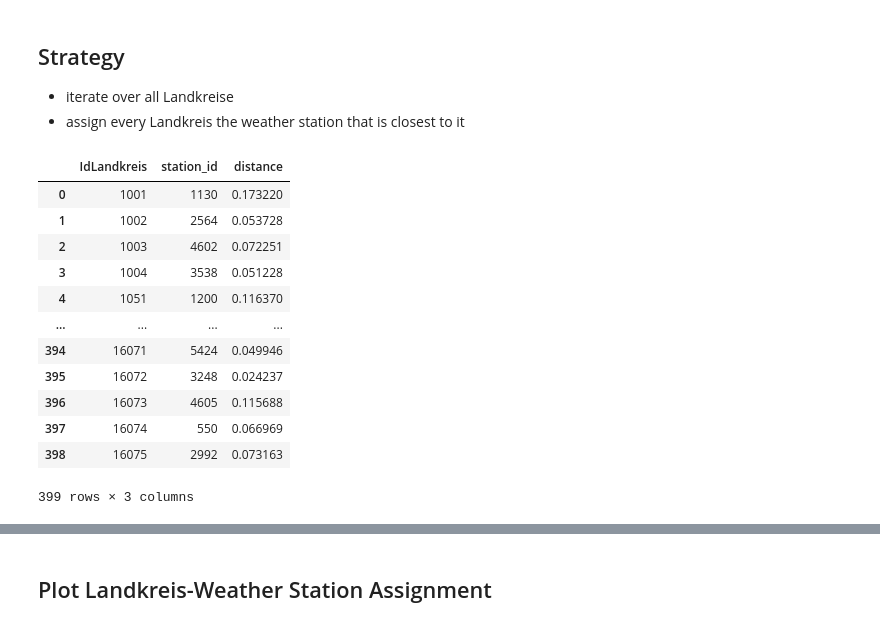
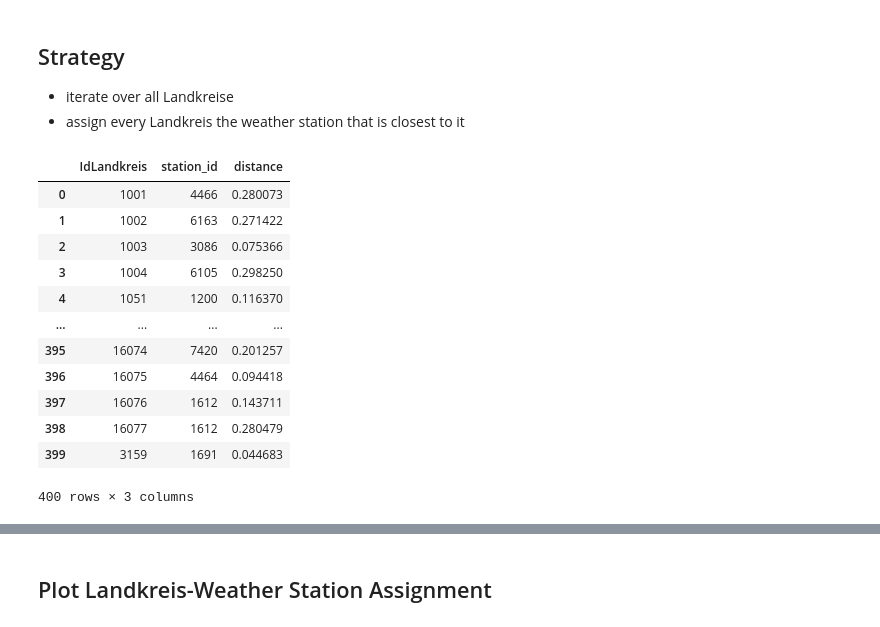
Before and after one commit to fynnwi/dppd_weather, a Jupyter notebook: notebooks/02 - Data Processing.ipynb, the cells around one changed output, grey strips where cells are left out. Drawn from its saved outputs; the diff is of its cells as text; code cells hidden in the pictures.

```diff
--- a/notebooks/02 - Data Processing.ipynb
+++ b/notebooks/02 - Data Processing.ipynb
@@ -146,0 +151,4 @@ pd.concat([df_lk, df_landkreise]).drop_duplicates(['IdLandkreis'], keep=False)
+# %%
+df_lk = pd.concat([df_lk, df_landkreise[df_landkreise['IdLandkreis'] == 3159]])
+df_lk.set_index('IdLandkreis', inplace=True)
+df_lk
@@ -146,0 +170,7 @@ pd.concat([df_lk, df_landkreise]).drop_duplicates(['IdLandkreis'], keep=False)
+# %%
+df_lk.loc[3159, 'Name kurz'] = "Göttingen"
+df_lk.loc[3159, 'Typ'] = "Landkreis"
+df_lk.loc[3159, 'latitude'] = 51.540120
+df_lk.loc[3159, 'longitude'] = 9.930627
+
+df_lk.loc[3159]
@@ -146,0 +186,3 @@ pd.concat([df_lk, df_landkreise]).drop_duplicates(['IdLandkreis'], keep=False)
+# %%
+df_lk.reset_index(inplace=True)
+df_lk
@@ -150,14 +206,20 @@ pd.concat([df_lk, df_landkreise]).drop_duplicates(['IdLandkreis'], keep=False)
 - iterate over all Landkreise
 - assign every Landkreis the weather station that is closest to it
 # %%
-def assign_weather_station_to_landkreis(df_stations, df_lk):
+def assign_weather_station_to_landkreis(df_stations, df_lk, df_weather):
     """Compares the center of each Landkreis with the location of each weather station
        and finds the one station that is closest to a particular Landkreis center.
     """
+
+    # filter out stations that don't provide data in df_weather
+    not_allowed = pd.concat([df_stations, df_weather]).drop_duplicates('station_id', keep=False)
+    df_stations = df_stations[~df_stations['station_id'].isin(not_allowed['station_id'])]
+
     closest_station_dict = {}
-    for lk_idx, lk_row in df_lk.iterrows():
+    for lk_idx, lk_row in tqdm(df_lk.iterrows(), total=df_lk.shape[0]):
         idLandkreis = lk_row['IdLandkreis']
         for idx, row in df_stations.iterrows():
+
             # calculate distance between station and landkreis center
             lk_lat = lk_row['latitude']
             lk_lon = lk_row['longitude']
@@ -180,21 +242,21 @@ def assign_weather_station_to_landkreis(df_stations, df_lk):
     return df
 # %%
 # these variables contain the assiciation of Landkreis to weather station
-temp_lk_stations = assign_weather_station_to_landkreis(df_temp_stations, df_lk)
-prec_lk_stations = assign_weather_station_to_landkreis(df_prec_stations, df_lk)
-sun_lk_stations = assign_weather_station_to_landkreis(df_sun_stations, df_lk)
+temp_lk_stations = assign_weather_station_to_landkreis(df_temp_stations, df_lk, df_temp)
+prec_lk_stations = assign_weather_station_to_landkreis(df_prec_stations, df_lk, df_prec)
+sun_lk_stations = assign_weather_station_to_landkreis(df_sun_stations, df_lk, df_sun)
 sun_lk_stations
 # %% [output]
 |  | IdLandkreis | station_id | distance |
-| 0 | 1001 | 1130 | 0.173220 |
-| 1 | 1002 | 2564 | 0.053728 |
-| 2 | 1003 | 4602 | 0.072251 |
-| 3 | 1004 | 3538 | 0.051228 |
+| 0 | 1001 | 4466 | 0.280073 |
+| 1 | 1002 | 6163 | 0.271422 |
+| 2 | 1003 | 3086 | 0.075366 |
+| 3 | 1004 | 6105 | 0.298250 |
 | 4 | 1051 | 1200 | 0.116370 |
 | ... | ... | ... | ... |
-| 394 | 16071 | 5424 | 0.049946 |
-| 395 | 16072 | 3248 | 0.024237 |
-| 396 | 16073 | 4605 | 0.115688 |
-| 397 | 16074 | 550 | 0.066969 |
-| 398 | 16075 | 2992 | 0.073163 |
+| 395 | 16074 | 7420 | 0.201257 |
+| 396 | 16075 | 4464 | 0.094418 |
+| 397 | 16076 | 1612 | 0.143711 |
+| 398 | 16077 | 1612 | 0.280479 |
+| 399 | 3159 | 1691 | 0.044683 |
-399 rows × 3 columns
+400 rows × 3 columns
```
Also changed, not shown: parts of 21 cells of this notebook, 11 other files.
